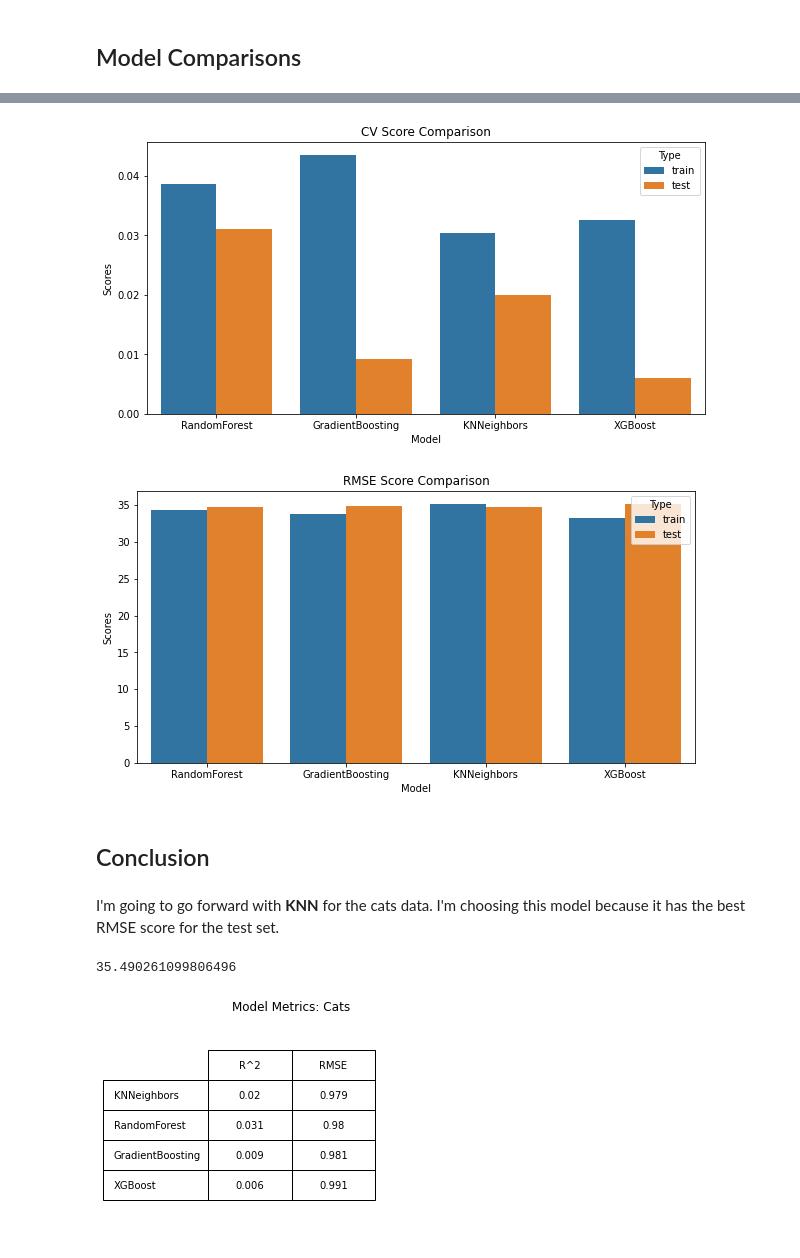
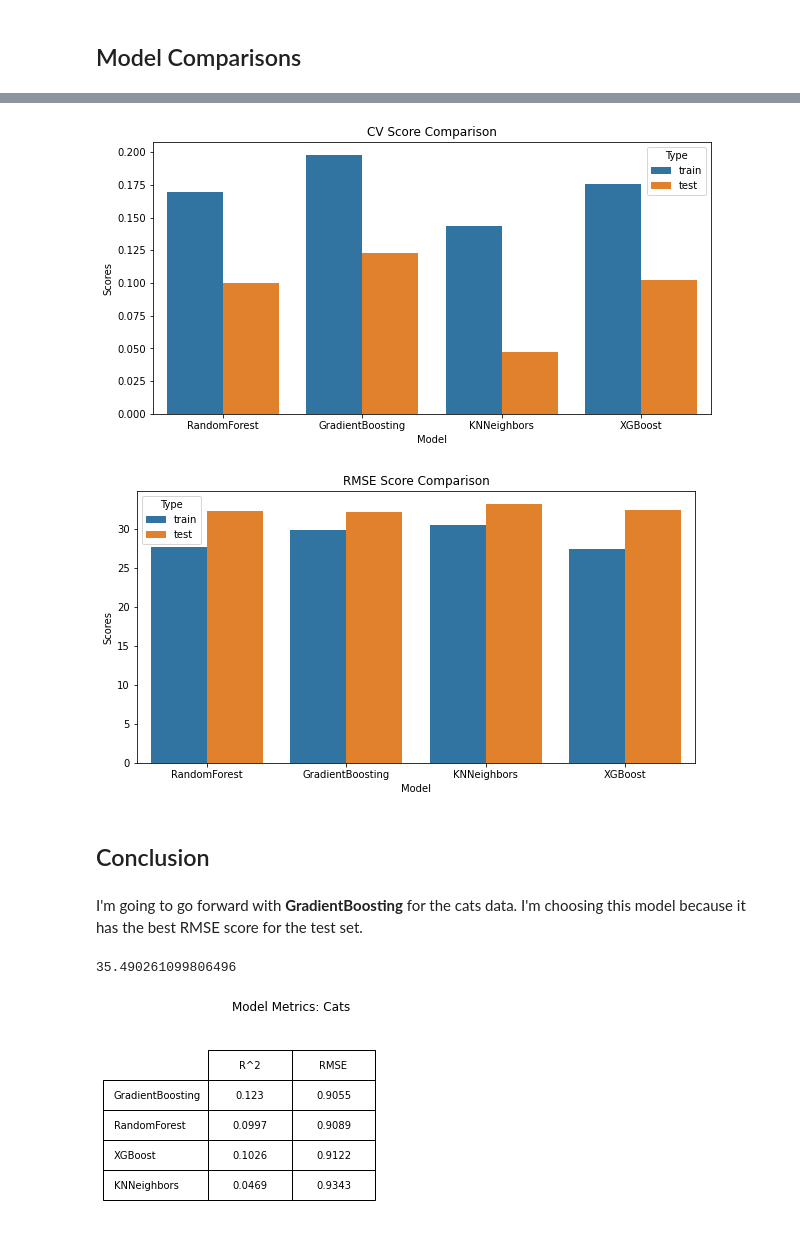
Before and after one commit to JessicaELewis/Pet-Adoptions, a Jupyter notebook: Step 4 - Preprocessing & Training Cats.ipynb, the cells around one changed output, grey strips where cells are left out. Cells and saved outputs as stored; diff of their text form; code cells hidden in the pictures.

```diff
--- a/Step 4 - Preprocessing & Training Cats.ipynb
+++ b/Step 4 - Preprocessing & Training Cats.ipynb
@@ -50,6 +50,6 @@ memory usage: 868.3+ KB
 ## Dummies!
 ### After converting bools to ints, of course
 # %%
-df = adopted[['gender', 'size', 'coat', 'duration_as_adoptable', 'hasimage', 'hasvideo', 'spayed_neutered', 'house_trained', 'declawed', 'special_needs', 'shots_current', 'goodwith_children', 'goodwith_dogs', 'goodwith_cats']]
-df.loc[:, ['hasimage', 'hasvideo', 'spayed_neutered', 'house_trained', 'declawed', 'special_needs', 'shots_current']] = adopted.loc[:, ['hasimage', 'hasvideo', 'spayed_neutered', 'house_trained', 'declawed', 'special_needs', 'shots_current']].astype('int64')
+df = adopted
+df.loc[:, ['breed_mixed', 'declawed', 'hasimage', 'hasvideo', 'house_trained', 'shots_current', 'spayed_neutered', 'special_needs']] = adopted.loc[:, ['breed_mixed', 'declawed', 'hasimage', 'hasvideo', 'house_trained', 'shots_current', 'spayed_neutered', 'special_needs']].astype('int64')
 df = pd.get_dummies(df)
@@ -62,6 +56,6 @@ See the caveats in the documentation: https://pandas.pydata.org/pandas-docs/stab
 # %%
 # drop one of each of the dummy category columns so those features don't double-weight anything
-df.drop(['size_Extra Large', 'gender_Female', 'coat_Hairless', 'goodwith_children_False', 'goodwith_dogs_False', 'goodwith_cats_False'], axis=1, inplace=True)
+df.drop(['age_Senior', 'gender_Male', 'size_Extra Large', 'coat_Hairless', 'breed_primary_American Bobtail', 'color_primary_Tabby (Leopard / Spotted)', 'goodwith_children_False', 'goodwith_dogs_False', 'goodwith_cats_False', 'city_Lacey'], axis=1, inplace=True)
 # %% [markdown]
 ## Imputing Values
 # %%
@@ -470,18 +464,18 @@ sns.barplot(x='Model', y='Scores', hue='Type', data=cv_scores)
 plt.title("CV Score Comparison")
 plt.show()
 # %% [output]
-[figure, old version]
+[figure, new version]
 # %%
 fig=plt.subplots(figsize=(10, 5))
 sns.barplot(x='Model', y='Scores', hue='Type', data=rmse_scores)
 plt.title("RMSE Score Comparison")
 plt.show()
 # %% [output]
-[figure, old version]
+[figure, new version]
 # %% [markdown]
 ## Conclusion
 # %% [markdown]
-I'm going to go forward with **KNN** for the cats data. I'm choosing this model because it has the best RMSE score for the test set.
+I'm going to go forward with **GradientBoosting** for the cats data. I'm choosing this model because it has the best RMSE score for the test set.
 # %%
 std_test = np.std(y_test)
 std_test
@@ -490,31 +484,31 @@ std_test
 # %%
 model_scores_test = model_scores.drop(columns=['CV Train','RMSE Train']).rename(columns={'CV Test':'R^2', 'RMSE Test':'RMSE'})
 
 #standardize the RMSE by dividing it by the standard deviation of y_test
 model_scores_test['RMSE'] = model_scores_test['RMSE']/std_test
 
 #sort scores by lowest RMSE
 model_scores_test.sort_values(by='RMSE', inplace=True)
 
 fig, ax = plt.subplots()
 
 fig.patch.set_visible(False)
 ax.axis('off')
 
 table = ax.table(
-    cellText=np.round(model_scores_test.values,3),
+    cellText=np.round(model_scores_test.values,4),
     colLabels=model_scores_test.columns,
     rowLabels=model_scores_test.index,
     loc='center',
     cellLoc='center'
 )
 
 table.scale(.5, 2.5)
 
 plt.title('Model Metrics: Cats')
 
 plt.show()
 
 fig.savefig('assets/cats_model_metrics.png', bbox_inches="tight")
 # %% [output]
-[figure, old version]
+[figure, new version]
```
Also changed, not shown: parts of 40 cells of this notebook, 34 other files.
